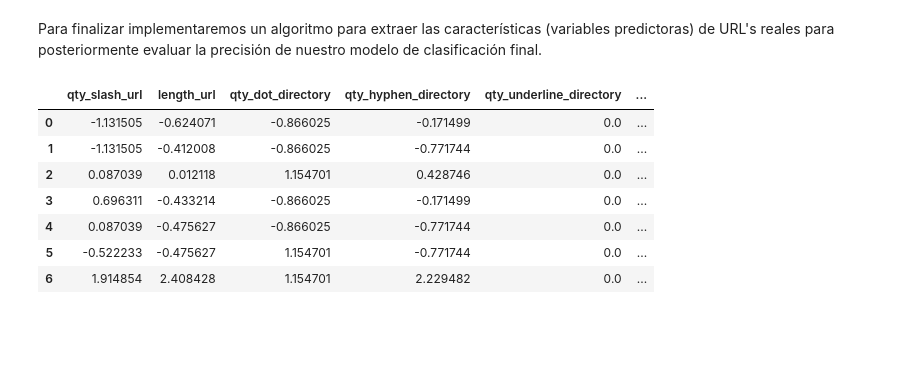
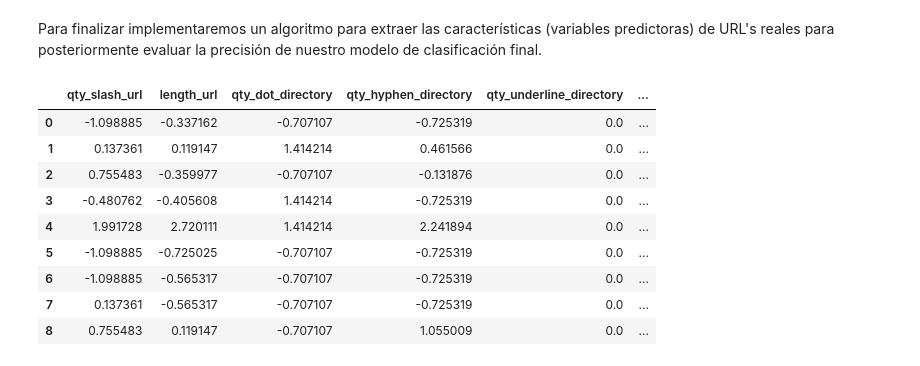
Before and after one commit to alvaro-barrera/phishing-detection-url, a Jupyter notebook: project_ml.ipynb, the cells around one changed output. Saved outputs shown, nothing was run; the diff lists cells and outputs as text; code cells hidden in the pictures; blank space fills up the shorter version.

```diff
--- a/project_ml.ipynb
+++ b/project_ml.ipynb
@@ -116,7 +124,7 @@ matrix = tidy_correlation_matrix(dataset_corr_matrix)
 # %%
-#SELECCIÓN DE VARIABLES - CORRELACIÓN MAYOR A 0.5
-matrix_target_order = matrix[matrix['var_1'] == 'phishing'].sort_values('abs_r',ascending=False)
-data_sign =matrix_target_order[matrix_target_order['r'] >= 0.29]
-sign_columns = data_sign['var_2'].values.tolist()
-sign_columns.append('phishing')
-dataset = dataset_complete[dataset_complete.columns[dataset_complete.columns.isin(sign_columns)]]
+# #SELECCIÓN DE VARIABLES - CORRELACIÓN MAYOR A 0.5
+# matrix_target_order = matrix[matrix['var_1'] == 'phishing'].sort_values('abs_r',ascending=False)
+# data_sign =matrix_target_order[matrix_target_order['r'] >= 0.29]
+# sign_columns = data_sign['var_2'].values.tolist()
+# sign_columns.append('phishing')
+# dataset = dataset_complete[dataset_complete.columns[dataset_complete.columns.isin(sign_columns)]]
@@ -122,0 +133,12 @@ dataset = dataset_complete[dataset_complete.columns[dataset_complete.columns.isi
+# %%
+dataset.drop([
+'qty_tld_url',
+'tld_present_params',
+'time_response',
+'domain_spf',
+'asn_ip',
+'qty_ip_resolved',
+'qty_mx_servers',
+'ttl_hostname',
+'email_in_url',
+], axis=1, inplace=True)
@@ -777,38 +946,42 @@ def iteration_urls(urls):
   dataset_urls = []
   for url in urls:
     result_counts = process_real_urls(url)
-    dataset_urls = set_list_urls(result_counts,dataset_urls)
-
+    data_whois = process_whois(url)
+    dataset_urls = set_list_urls(result_counts, dataset_urls, data_whois)
   return dataset_urls;
 # %%
 #INGRESO DE URLS A CLASIFICAR
 urls = [
-        "https://github.com/alvaro-barrera",
         "https://www.youtube.com/watch?v=mWWD5pYRjD4",
         "https://bookdown.org/content/2274/metodos-de-clasificacion.html",
         "http://saffran.be/wp-includes/detsy/bfs/ca",
-        "http://valenteplay.com.br/Llc/fileshare/",
         "http://3.142.23.162/home/particulars.php",
-        "http://sparkasse-musterstadt.if-einblick.de/fi/home/produkte/banking-und-software/online-banking/banking-mit-pushtan.html?q=push&mdidianlass=&mdidiansprache=&n=true&stref=searc"
+        "http://sparkasse-musterstadt.if-einblick.de/fi/home/produkte/banking-und-software/online-banking/banking-mit-pushtan.html?q=push&mdidianlass=&mdidiansprache=&n=true&stref=search",
+        "https://www.clima.com/peru",
+        "https://boletin.ins.gob.pe/3344-2/",
+        "https://www.facebook.com/watch/live/?v=311505420528374&ref=notif&notif_id=1622386625402483&notif_t=live_video",
+        "https://www.gob.pe/8840-recomendaciones-de-seguridad-digital-durante-el-estado-de-emergencia-por-covid-19"
         ]
 
 dataset_urls = iteration_urls(urls)
 # %%
 #GENERACIÓN DE DATAFRAME - PREDICCIÓN DE DATOS
 fit_dataset_urls = scaler_n.fit_transform(dataset_urls) #NORMALIZANDO CARACTERÍSTICAS
 predictions = RFC_sav.predict(fit_dataset_urls) #GENERANDO PREDICCIÓN
 
 characteristics_df = pd.DataFrame(fit_dataset_urls, columns=columns) #DATAFRAME DE CARACTERÍSTICAS EN URL
 predictions_df = pd.DataFrame(predictions, columns=['phishing']) #DATAFRAME DE LA PREDICCIÓN
 
 predicted_output = pd.concat([characteristics_df, predictions_df], axis=1) #DATAFRAME CARACTERÍSTICAS+PREDICCIÓN
-predicted_output #MOSTRAR RESULTADOS DE PREDICCIÓN - CARACTERÍSTICAS+PREDICCIÓN
+# predicted_output #MOSTRAR RESULTADOS DE PREDICCIÓN - CARACTERÍSTICAS+PREDICCIÓN
 # %% [output]
 |  | qty_slash_url | length_url | qty_dot_directory | qty_hyphen_directory | qty_underline_directory | ... |
-| 0 | -1.131505 | -0.624071 | -0.866025 | -0.171499 | 0.0 | ... |
-| 1 | -1.131505 | -0.412008 | -0.866025 | -0.771744 | 0.0 | ... |
-| 2 | 0.087039 | 0.012118 | 1.154701 | 0.428746 | 0.0 | ... |
-| 3 | 0.696311 | -0.433214 | -0.866025 | -0.171499 | 0.0 | ... |
-| 4 | 0.087039 | -0.475627 | -0.866025 | -0.771744 | 0.0 | ... |
-| 5 | -0.522233 | -0.475627 | 1.154701 | -0.771744 | 0.0 | ... |
-| 6 | 1.914854 | 2.408428 | 1.154701 | 2.229482 | 0.0 | ... |
+| 0 | -1.098885 | -0.337162 | -0.707107 | -0.725319 | 0.0 | ... |
+| 1 | 0.137361 | 0.119147 | 1.414214 | 0.461566 | 0.0 | ... |
+| 2 | 0.755483 | -0.359977 | -0.707107 | -0.131876 | 0.0 | ... |
+| 3 | -0.480762 | -0.405608 | 1.414214 | -0.725319 | 0.0 | ... |
+| 4 | 1.991728 | 2.720111 | 1.414214 | 2.241894 | 0.0 | ... |
+| 5 | -1.098885 | -0.725025 | -0.707107 | -0.725319 | 0.0 | ... |
+| 6 | -1.098885 | -0.565317 | -0.707107 | -0.725319 | 0.0 | ... |
+| 7 | 0.137361 | -0.565317 | -0.707107 | -0.725319 | 0.0 | ... |
+| 8 | 0.755483 | 0.119147 | -0.707107 | 1.055009 | 0.0 | ... |
```
Also changed, not shown: parts of 32 cells of this notebook.
